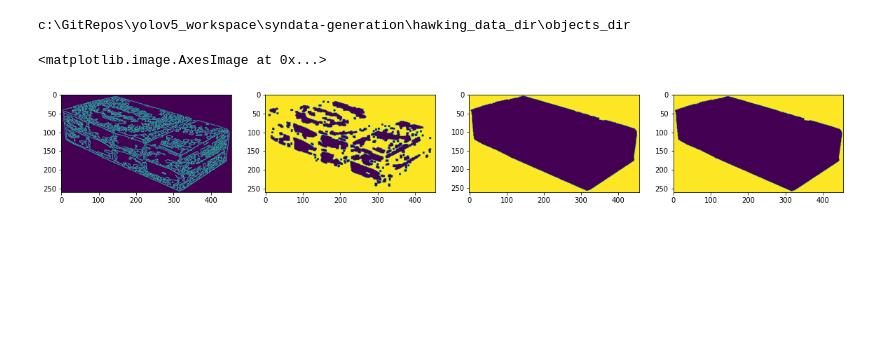
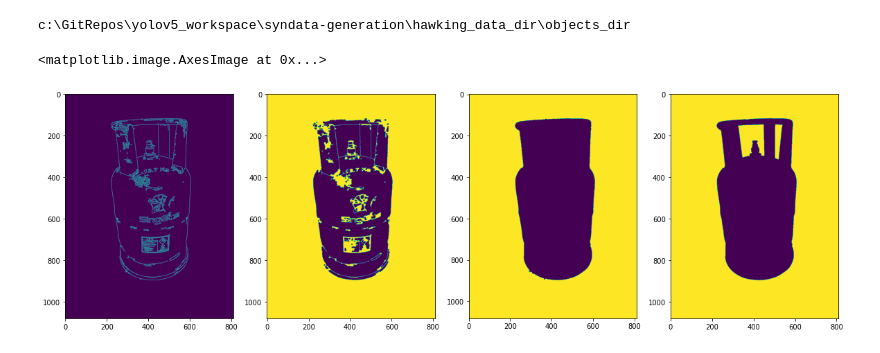
Before and after one commit to mammothb/syndata-generation, a Jupyter notebook: notebooks/foreground_segmentation.ipynb, the cells around one changed output. Drawn from its saved outputs; the diff is of its cells as text; code cells hidden in the pictures; blank space fills up the shorter version.

```diff
--- a/notebooks/foreground_segmentation.ipynb
+++ b/notebooks/foreground_segmentation.ipynb
@@ -6,44 +6,44 @@ import matplotlib.pyplot as plt
 import numpy as np
 # %%
 data_dir = Path.cwd().parent / "hawking_data_dir" / "objects_dir"
-class_name = "tissue"
+class_name = "gas_cylinder"
 # %%
 print(data_dir)
 # %% [output]
 c:\GitRepos\yolov5_workspace\syndata-generation\hawking_data_dir\objects_dir
 # %%
-path = list((data_dir / class_name).glob("*.jpg"))[12]
+path = list((data_dir / class_name).glob("*.jpg"))[0]
 image = cv2.imread(str(path))
 h, w = image.shape[:-1]
 
 edges = cv2.Canny(image, 0, 255)
 kernel = np.ones((3, 3), np.uint8)
 closing = cv2.morphologyEx(edges, cv2.MORPH_CLOSE, kernel, iterations=2)
 flood_mask = np.zeros((h + 2, w + 2), np.uint8)
 cv2.floodFill(closing, flood_mask, (0, 0), 255)
 
 mask = np.ones((h, w), np.uint8) * 2
 mask[flood_mask[1:-1, 1:-1] == 0] = 1
 
 bgd_model = np.zeros((1, 65), np.float64)
 fgd_model = np.zeros((1, 65), np.float64)
 
 cv2.grabCut(image, mask, None, bgd_model, fgd_model, 5, cv2.GC_INIT_WITH_MASK)
 try:
     transparent_path = list((data_dir / class_name).glob("*.png"))[0]
     transparent_image = cv2.imread(str(transparent_path), cv2.IMREAD_UNCHANGED)
     processed_mask = np.where((mask == 2) | (mask == 0) | (transparent_image[:, :, -1] == 0), 1, 0).astype("uint8")
 except IndexError:
     processed_mask = np.where((mask == 2) | (mask == 0), 1, 0).astype("uint8")
 
 fig, ax = plt.subplots(1, 4, figsize=(20, 60))
 ax[0].imshow(edges)
 ax[1].imshow(closing)
 ax[2].imshow(flood_mask)
 ax[3].imshow(processed_mask)
 # %% [output]
 <matplotlib.image.AxesImage at 0x...>
-[figure, old version]
+[figure, new version]
 # %%
 for path in (data_dir / class_name).glob("*.jpg"):
     image = cv2.imread(str(path))
```
Also changed, not shown: parts of 1 cell of this notebook, 2 other files.
